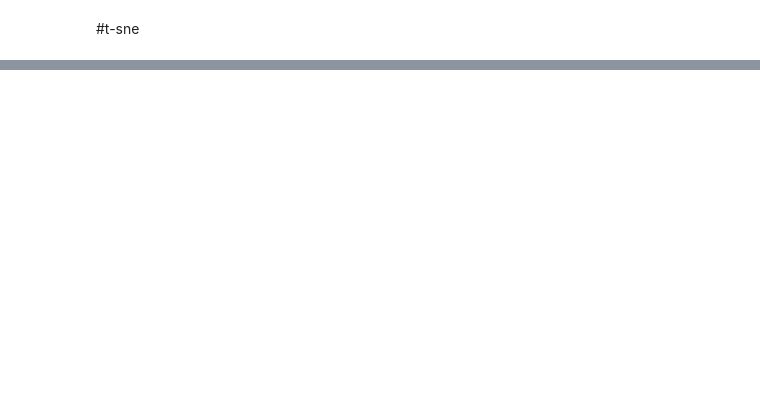
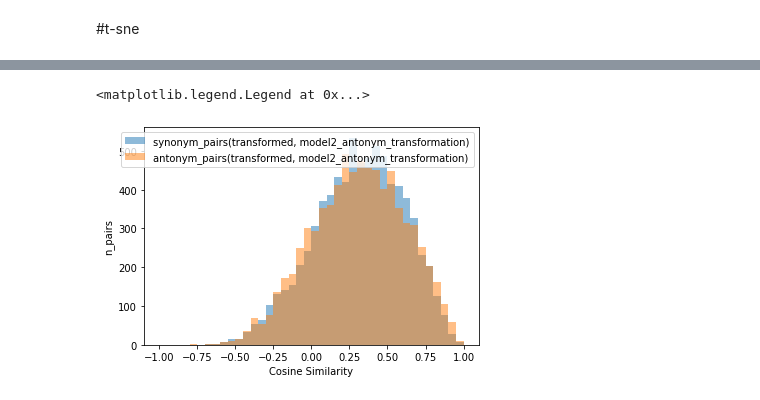
Before and after one commit to abhisikdar/COMS6998-ML-Probabilistic-Programming, a Jupyter notebook: MLPP+Final+Code+Unified.ipynb, the cells around one changed output, grey strips where cells are left out. Saved outputs shown, nothing was run; the diff lists cells and outputs as text; code cells hidden in the pictures; blank space fills up the shorter version.

```diff
--- a/MLPP+Final+Code+Unified.ipynb
+++ b/MLPP+Final+Code+Unified.ipynb
@@ -161,0 +315,23 @@ for X_embedded in X_embedded_list:
+# %%
+X_w1_transformed_a, X_w1_transformed_s = transfrom_model2(X_w1)
+X_w2_transformed_a, X_w2_transformed_s = transfrom_model2(X_w2)
+
+synonyms_transformed = []
+antonyms_transformed = []
+
+for i in range(len(y)):
+    if y[i]:
+        synonyms_transformed.append(1 - spatial.distance.cosine(X_w1_transformed_a[i], X_w2_transformed_a[i]))
+    else:
+        antonyms_transformed.append(1 - spatial.distance.cosine(X_w1_transformed_a[i], X_w2_transformed_a[i]))
+
+plt.hist(synonyms_transformed, bins=40, range=(-1, 1), alpha=0.5, label='synonym_pairs(transformed, model2_antonym_transformation)')
+plt.xticks(np.arange(-1, 1.25, step=0.25))
+plt.hist(antonyms_transformed, bins=40, range=(-1, 1), alpha=0.5, label='antonym_pairs(transformed, model2_antonym_transformation)')
+plt.xticks(np.arange(-1, 1.25, step=0.25))
+plt.xlabel("Cosine Similarity")
+plt.ylabel("n_pairs")
+plt.legend(loc='best')
+# %% [output]
+<matplotlib.legend.Legend at 0x...>
+[figure, added]
```
Also changed, not shown: parts of 13 cells of this notebook.
